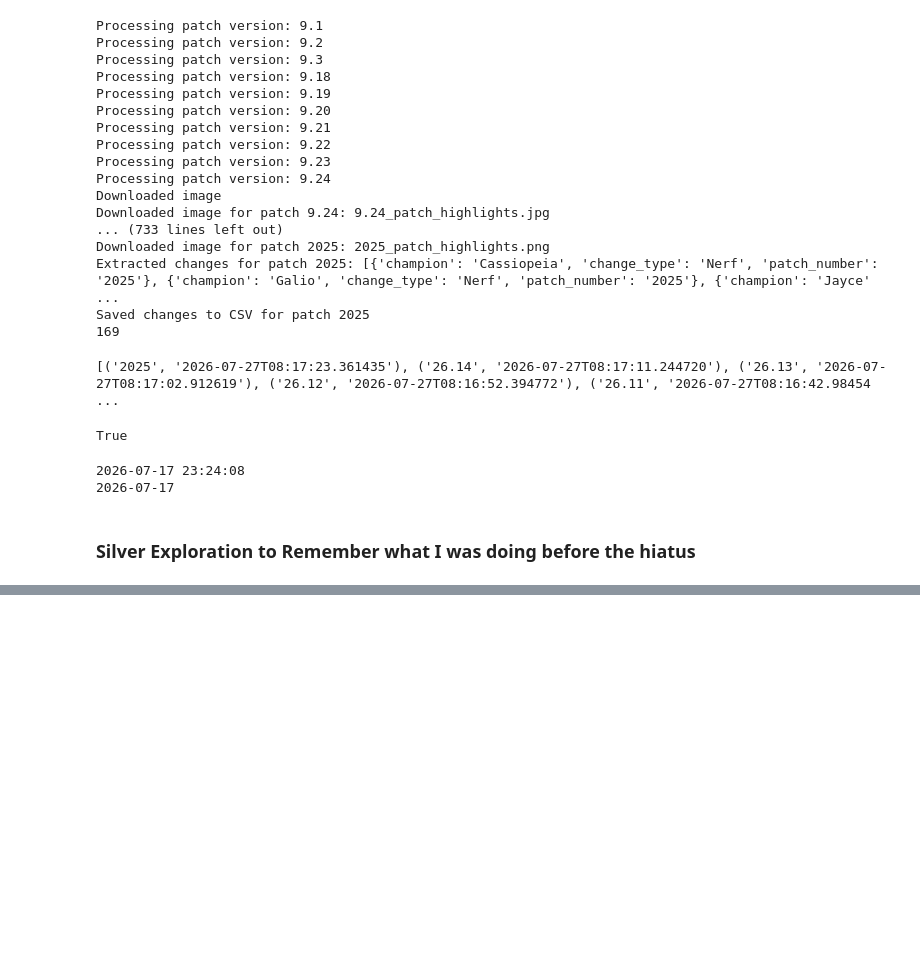
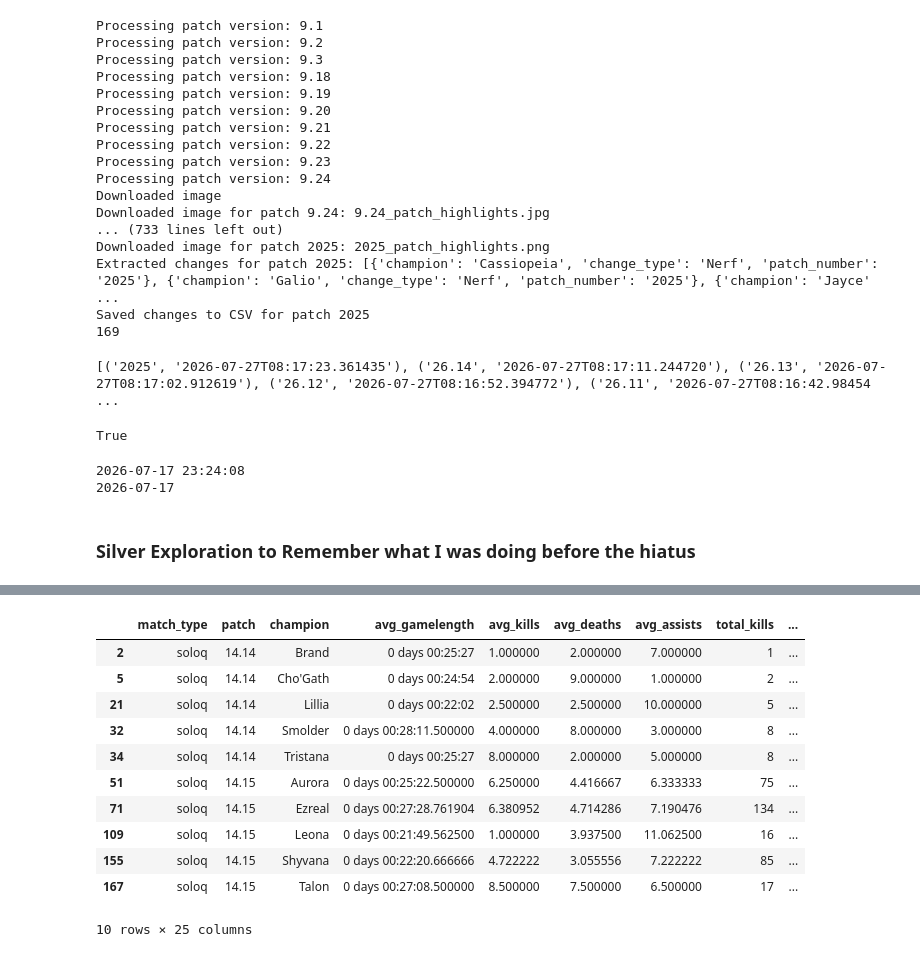
Before and after one commit to Feragon42/rift_oracle, a Jupyter notebook: test_notebook.ipynb, the cells around one changed output, grey strips where cells are left out. Cells and saved outputs as stored; diff of their text form; code cells hidden in the pictures; blank space fills up the shorter version.

```diff
--- a/test_notebook.ipynb
+++ b/test_notebook.ipynb
@@ -399,3 +674,54 @@ update_champions_dimension()
+# %%
+champion_info_soloq = (
+    soloq_matches_summary_df
+    .groupby(['patch','champion'])
+    .agg(
+        avg_gamelength=('gamelength', 'mean'),
+        avg_kills=('kills', 'mean'),
+        avg_deaths=('deaths', 'mean'),
+        avg_assists=('assists', 'mean'),
+        total_kills=('kills', 'sum'),
+        total_deaths=('deaths', 'sum'),
+        total_assists=('assists', 'sum'),
+        avg_doublekills=('doublekills', 'mean'),
+        avg_triplekills=('triplekills', 'mean'),
+        avg_quadrakills=('quadrakills', 'mean'),
+        avg_pentakills=('pentakills', 'mean'),
+        total_doublekills=('doublekills', 'sum'),
+        total_triplekills=('triplekills', 'sum'),
+        total_quadrakills=('quadrakills', 'sum'),
+        total_pentakills=('pentakills', 'sum'),
+    )
+    .reset_index()
+    .assign(
+        match_type = 'soloq',
+        avg_kda=lambda x: (x['avg_kills'] + x['avg_assists']) / x['avg_deaths'].replace(0, 1),
+        total_kda=lambda x: (x['total_kills'] + x['total_assists']) / x['total_deaths'].replace(0, 1),
+        champion_real_name = lambda x: x['champion'].map(champions_dimension_df.set_index('champion')['champion_real_name'])
+    )
+    .drop(columns=['champion'])
+    .rename(columns={"champion_real_name": "champion"})
+    .merge(soloq_pick_rate_df, on=['patch', 'champion'], how='left')
+    .merge(soloq_ban_rate_df, on=['patch', 'champion'], how='left')
+    .merge(champions_changes_dimension_df, on=['patch', 'champion'], how='left')
+    .fillna({**{col: 0 for col in ['pick_amt', 'ban_amt', 'pick_rate', 'ban_rate']}, 'change_type': 'None'})
+    .pipe(lambda d: d[['match_type','patch', 'champion', *d.columns.difference(['match_type','patch', 'champion'], sort=False)]])
+)
+#print(champion_info_soloq.head(20))
+champion_info_soloq.loc[champion_info_soloq['change_type'] != 'None'].head(10)
+# %% [output]
+|  | match_type | patch | champion | avg_gamelength | avg_kills | avg_deaths | avg_assists | total_kills | ... |
+| 2 | soloq | 14.14 | Brand | 0 days 00:25:27 | 1.000000 | 2.000000 | 7.000000 | 1 | ... |
+| 5 | soloq | 14.14 | Cho'Gath | 0 days 00:24:54 | 2.000000 | 9.000000 | 1.000000 | 2 | ... |
+| 21 | soloq | 14.14 | Lillia | 0 days 00:22:02 | 2.500000 | 2.500000 | 10.000000 | 5 | ... |
+| 32 | soloq | 14.14 | Smolder | 0 days 00:28:11.500000 | 4.000000 | 8.000000 | 3.000000 | 8 | ... |
+| 34 | soloq | 14.14 | Tristana | 0 days 00:25:27 | 8.000000 | 2.000000 | 5.000000 | 8 | ... |
+| 51 | soloq | 14.15 | Aurora | 0 days 00:25:22.500000 | 6.250000 | 4.416667 | 6.333333 | 75 | ... |
+| 71 | soloq | 14.15 | Ezreal | 0 days 00:27:28.761904 | 6.380952 | 4.714286 | 7.190476 | 134 | ... |
+| 109 | soloq | 14.15 | Leona | 0 days 00:21:49.562500 | 1.000000 | 3.937500 | 11.062500 | 16 | ... |
+| 155 | soloq | 14.15 | Shyvana | 0 days 00:22:20.666666 | 4.722222 | 3.055556 | 7.222222 | 85 | ... |
+| 167 | soloq | 14.15 | Talon | 0 days 00:27:08.500000 | 8.500000 | 7.500000 | 6.500000 | 17 | ... |
+10 rows × 25 columns
 # %% [markdown]
 ### Gold layer ideas during silver exploration
 * A Table with basic stats per patch
```
Also changed, not shown: parts of 11 cells of this notebook, 3 other files.
